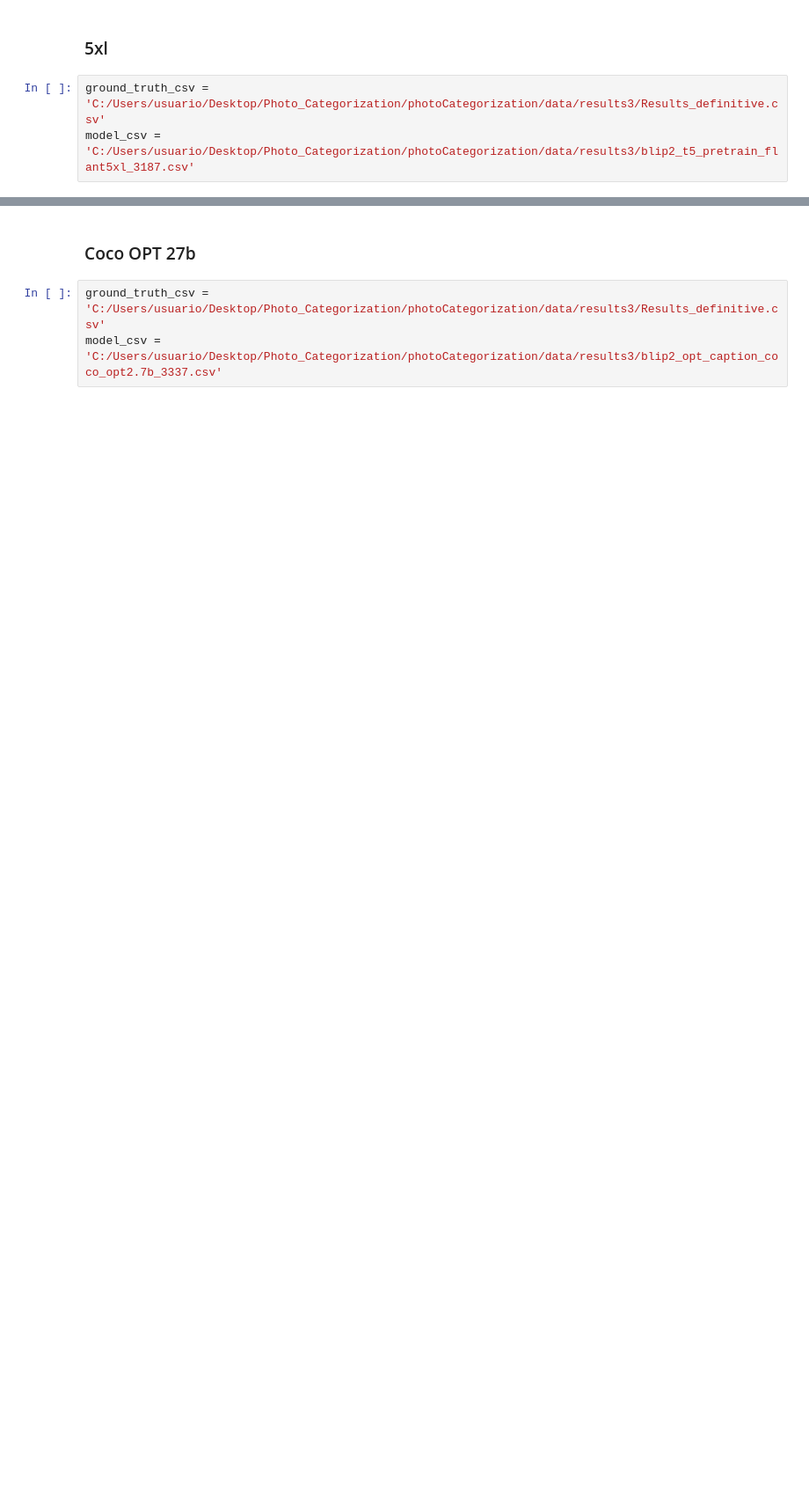
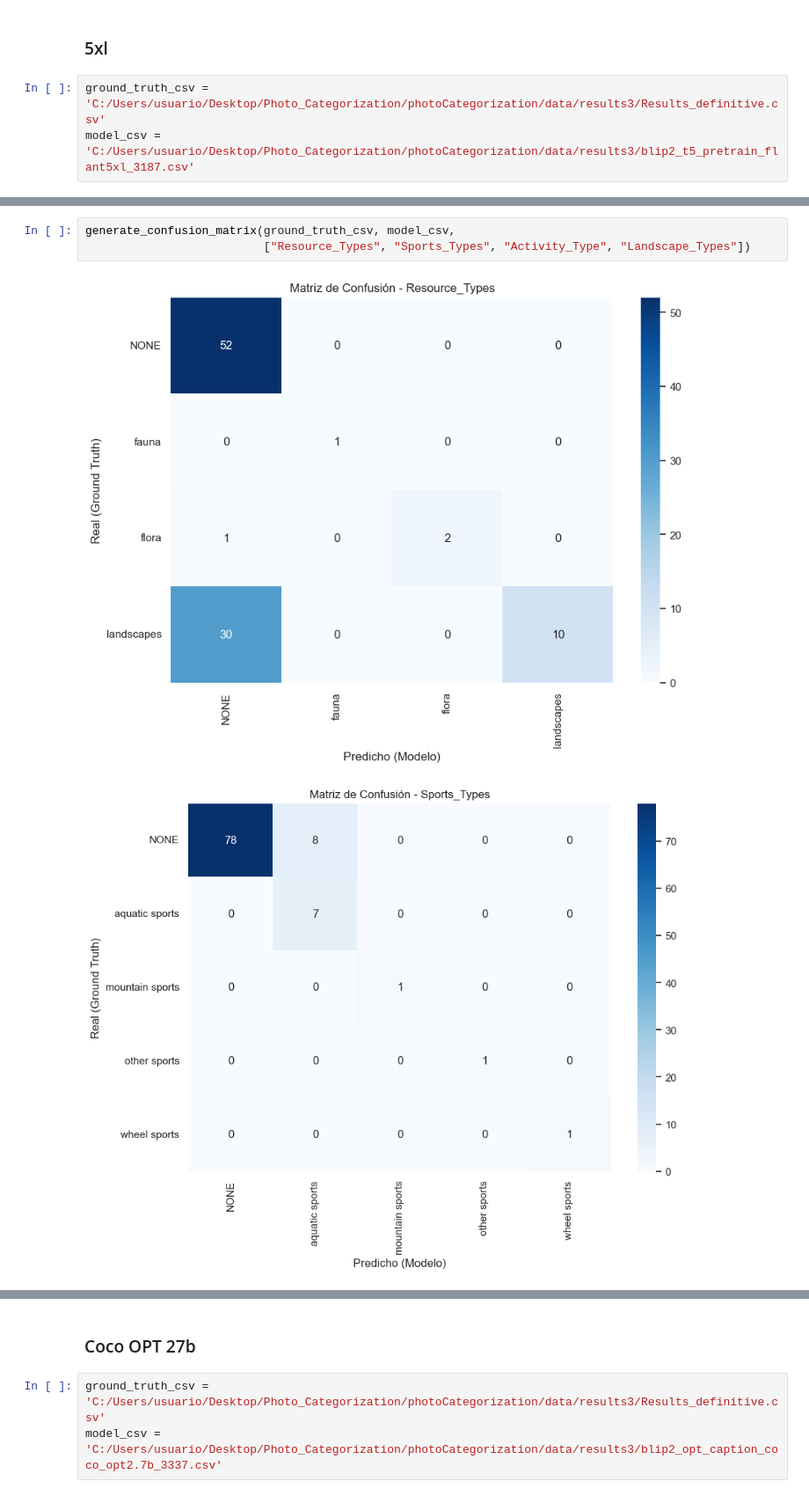
Before and after one commit to Yorchz/Photo-Clasification-and-PII-Calculator-TFG, a Jupyter notebook: evaluation_reports/test.ipynb, the cells around one changed output, grey strips where cells are left out. Shown at 88% size. Cells and saved outputs as stored; diff of their text form; blank space fills up the shorter version.

```diff
--- a/evaluation_reports/test.ipynb
+++ b/evaluation_reports/test.ipynb
@@ -112,0 +151,6 @@ graficar_accuracy_multiple(accuracy_combinaciones, accuracy_por_imagen)
+# %%
+generate_confusion_matrix(ground_truth_csv, model_csv,
+                          ["Resource_Types", "Sports_Types", "Activity_Type", "Landscape_Types"])
+# %% [output]
+[figure, added]
+[figure, added]
```
Also changed, not shown: parts of 39 cells of this notebook, 5 other files.
